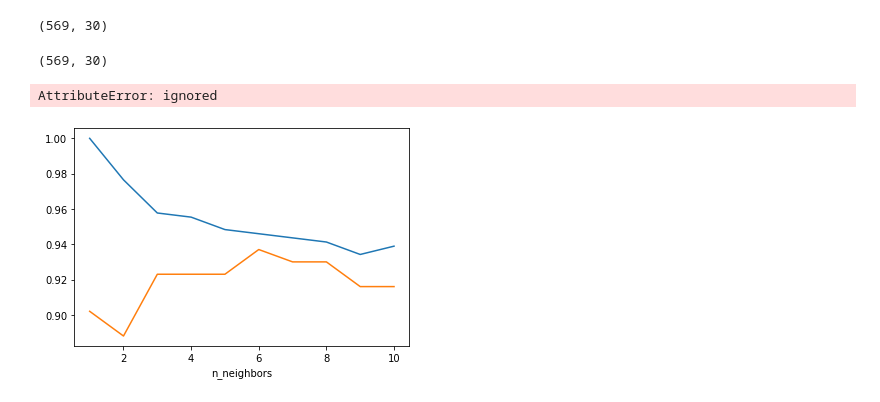
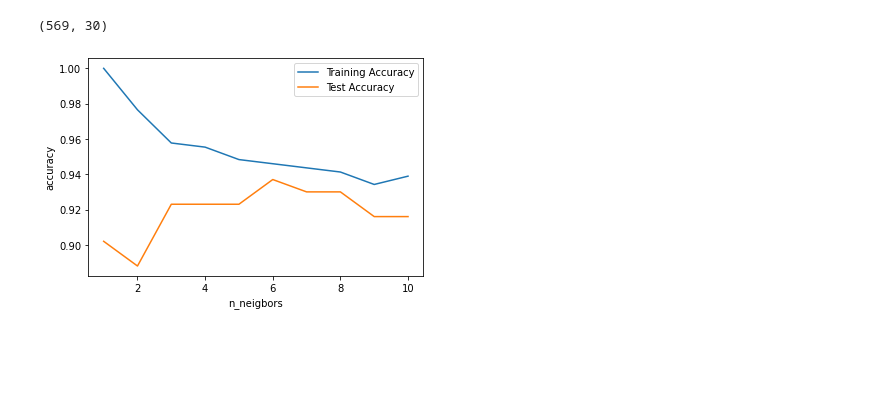
Before and after one commit to LeeJiHoon1125/Lee-Ji-Hoon, a Jupyter notebook: 이지훈7강8강.ipynb, the cells around one changed output. Saved outputs shown, nothing was run; the diff lists cells and outputs as text; code cells hidden in the pictures; blank space fills up the shorter version.

```diff
--- a/이지훈7강8강.ipynb
+++ b/이지훈7강8강.ipynb
@@ -290,7 +279,7 @@ for n_neighbors, ax in zip([1,3,9], axes):
 
   clf = KNeighborsClassifier(n_neighbors=n_neighbors).fit(x,y)
   mglearn.plots.plot_2d_separator(clf, x, fill=True, eps=0.5, ax=ax, alpha=0.5)
-  mglearn.discrete_scatter(x[:0], x[:,1], y, ax=ax)
+  mglearn.discrete_scatter(X[:,0], X[:,1], y, ax=ax)
   ax.set_title('() neighbors'.format(n_neighbors))
   ax.set_xlabel('First feature')
   ax.set_ylabel('Second feature')
@@ -319,32 +307,27 @@ array(['mean radius', 'mean texture', 'mean perimeter', 'mean area',
 cancer.data.shape
 # %% [output]
 (569, 30)
-# %%
-cancer.data.shape
-# %% [output]
-(569, 30)
 # %%
 X_train, X_test, y_train, y_test = train_test_split(cancer.data, cancer.target, stratify=cancer.target, random_state=66)
 # %%
-lterations = []
+iterations = []
 training_accuracy = []
 test_accuracy = []
 for n_neighbors in range(1,11):
-  clf = KNeighborsClassifier(n_neighbors=n_neighbors)
-  clf.fit(X_train, y_train)
-  training_accuracy.append(clf.score(X_train, y_train))
-  test_accuracy.append(clf.score(X_test, y_test))
-  lterations.append(n_neighbors)
+    clf = KNeighborsClassifier(n_neighbors=n_neighbors)
+    clf.fit(X_train, y_train)
+    training_accuracy.append(clf.score(X_train, y_train))
+    test_accuracy.append(clf.score(X_test, y_test))
+    iterations.append(n_neighbors)
 
-plt.plot(lterations, training_accuracy, label='Training Accuracy')
-plt.plot(lterations, test_accuracy, label='Test Accuracy')
-plt.xlabel('n_neighbors')
-plt.yalbel('accuracy')
+plt.plot(iterations, training_accuracy, label ='Training Accuracy')
+plt.plot(iterations, test_accuracy, label ='Test Accuracy')
+plt.xlabel('n_neigbors')
+plt.ylabel('accuracy')
 plt.legend()
 plt.show()
 # %% [output]
-AttributeError: ignored
-[figure, old version]
+[figure, new version]
 # %%
 X, y = mglearn.datasets.make_forge()
 
```
Also changed, not shown: parts of 27 cells of this notebook.
